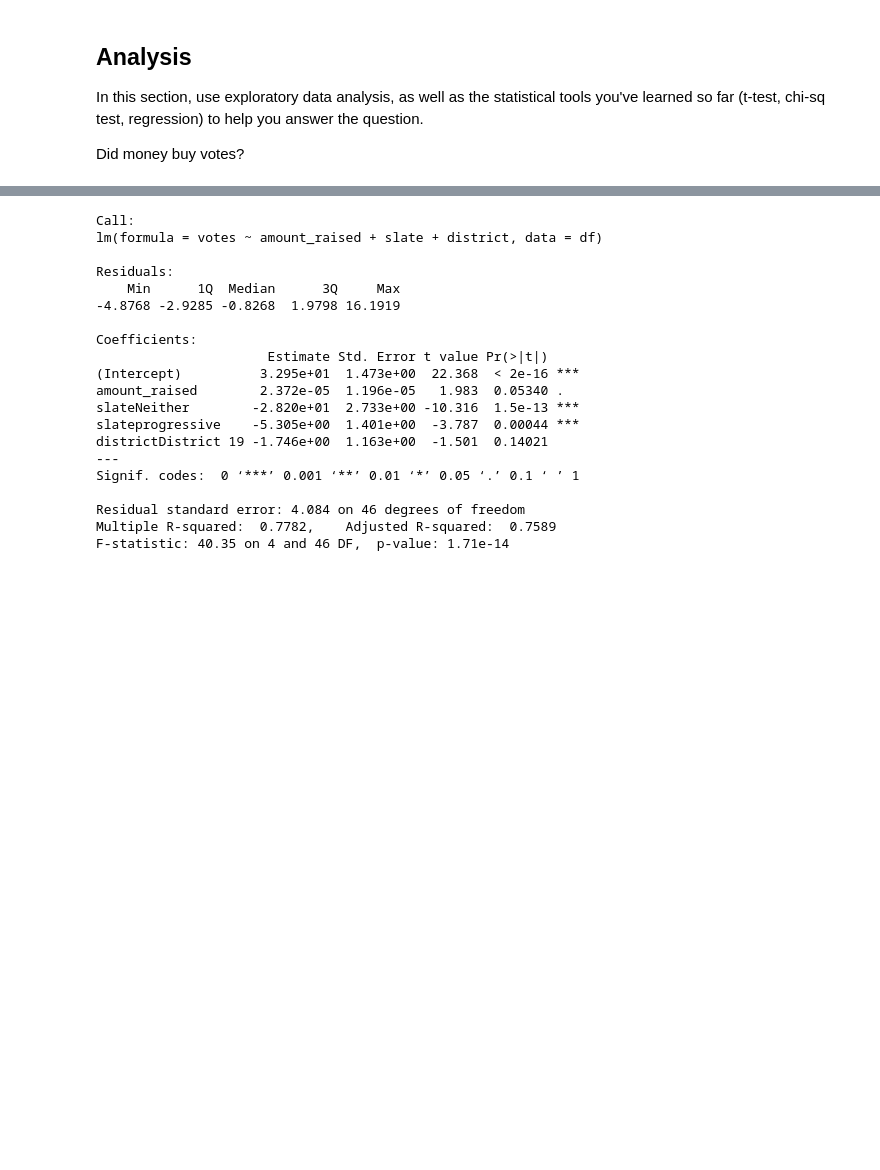
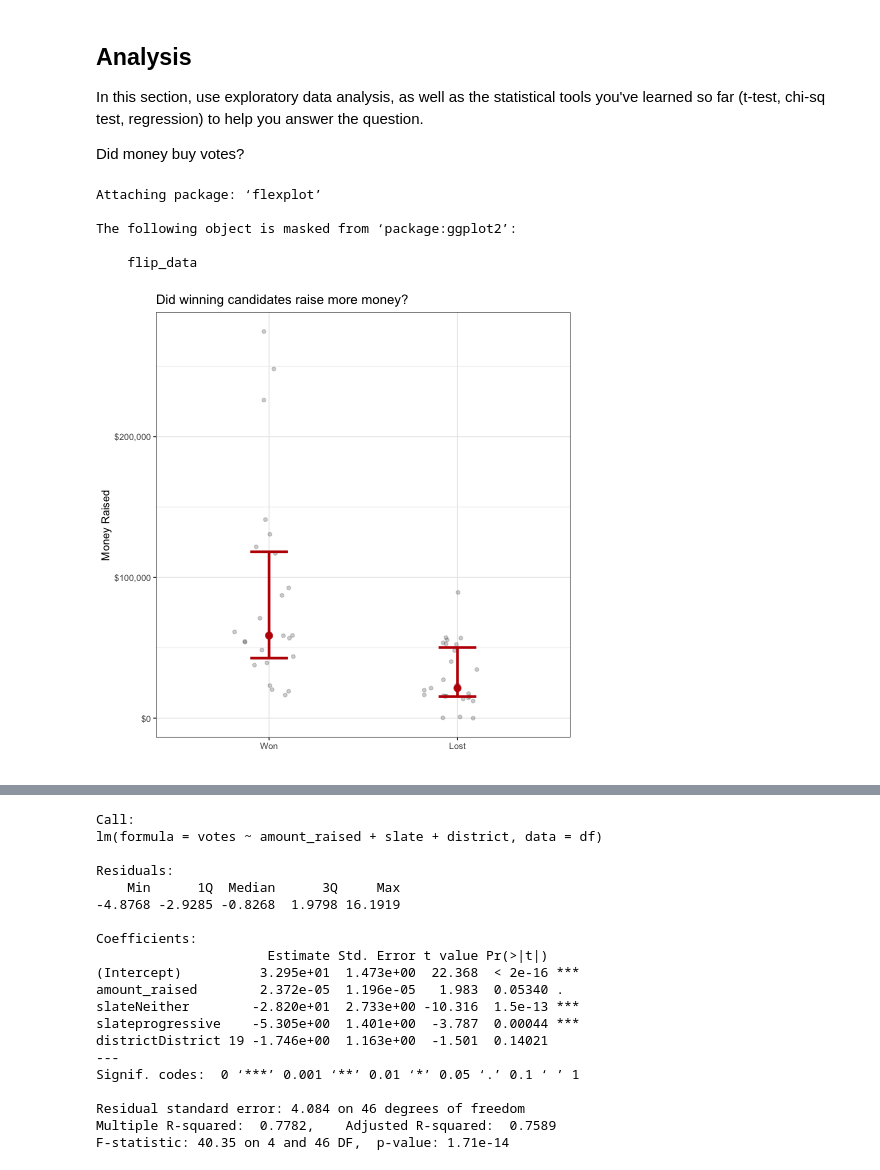
Before and after one commit to data4news/dollars-to-votes-sf-2024, a Jupyter notebook: notebook.ipynb, the cells around one changed output, grey strips where cells are left out. Cells and saved outputs as stored; diff of their text form; code cells hidden in the pictures; blank space fills up the shorter version.

```diff
--- a/notebook.ipynb
+++ b/notebook.ipynb
@@ -107,6 +114,23 @@ df$slate <- ifelse(is.na(df$slate), 'Neither', df$slate)
 In this section, use exploratory data analysis, as well as the statistical tools you've learned so far (t-test, chi-sq test, regression) to help you answer the question.
 
 Did money buy votes?
+# %%
+%%R
+
+library(flexplot)
+
+# Plot the data
+flexplot(amount_raised~won, data=df) +
+    scale_y_continuous(labels = scales::dollar) +
+    labs(title="Did winning candidates raise more money?", x="", y="Money Raised") +
+    theme_bw()
+# %% [output]
+Attaching package: ‘flexplot’
+
+The following object is masked from ‘package:ggplot2’:
+
+    flip_data
+[figure, added]
 # %%
 %%R
 
```
Also changed, not shown: parts of 16 cells of this notebook.
